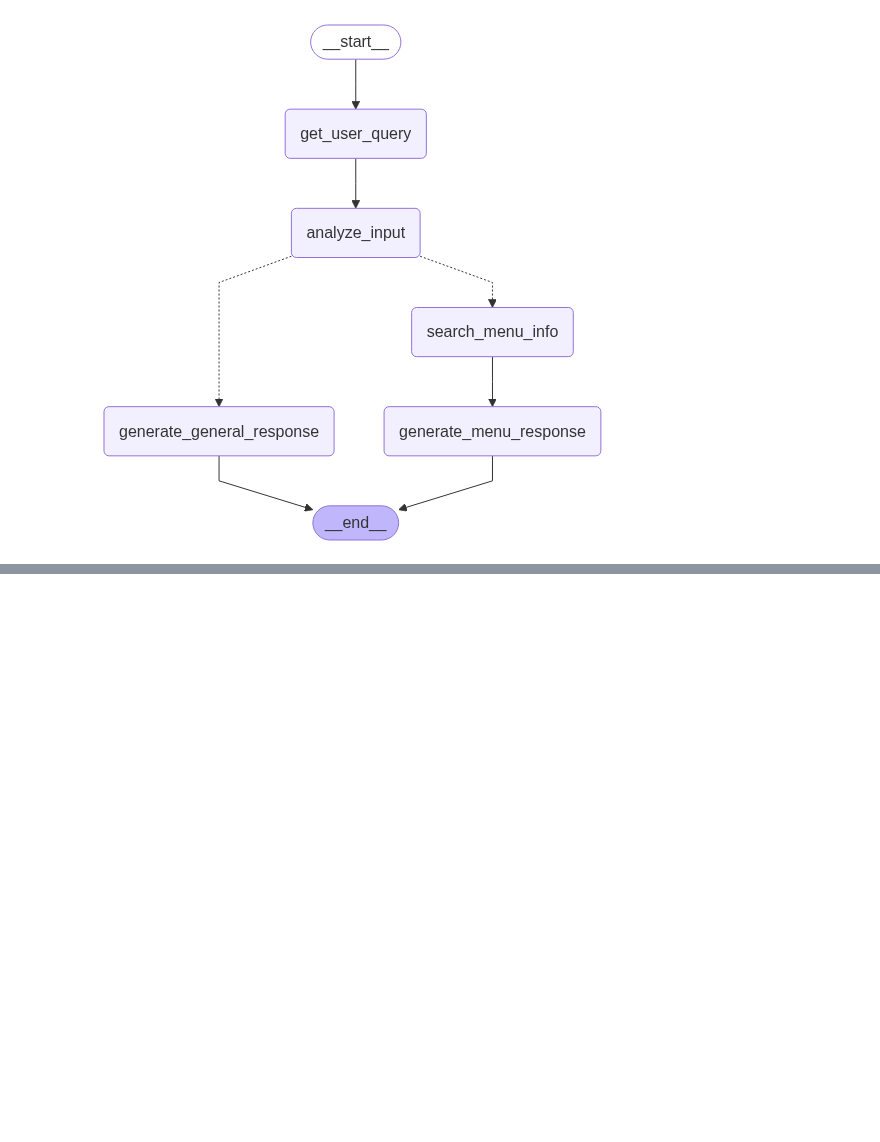
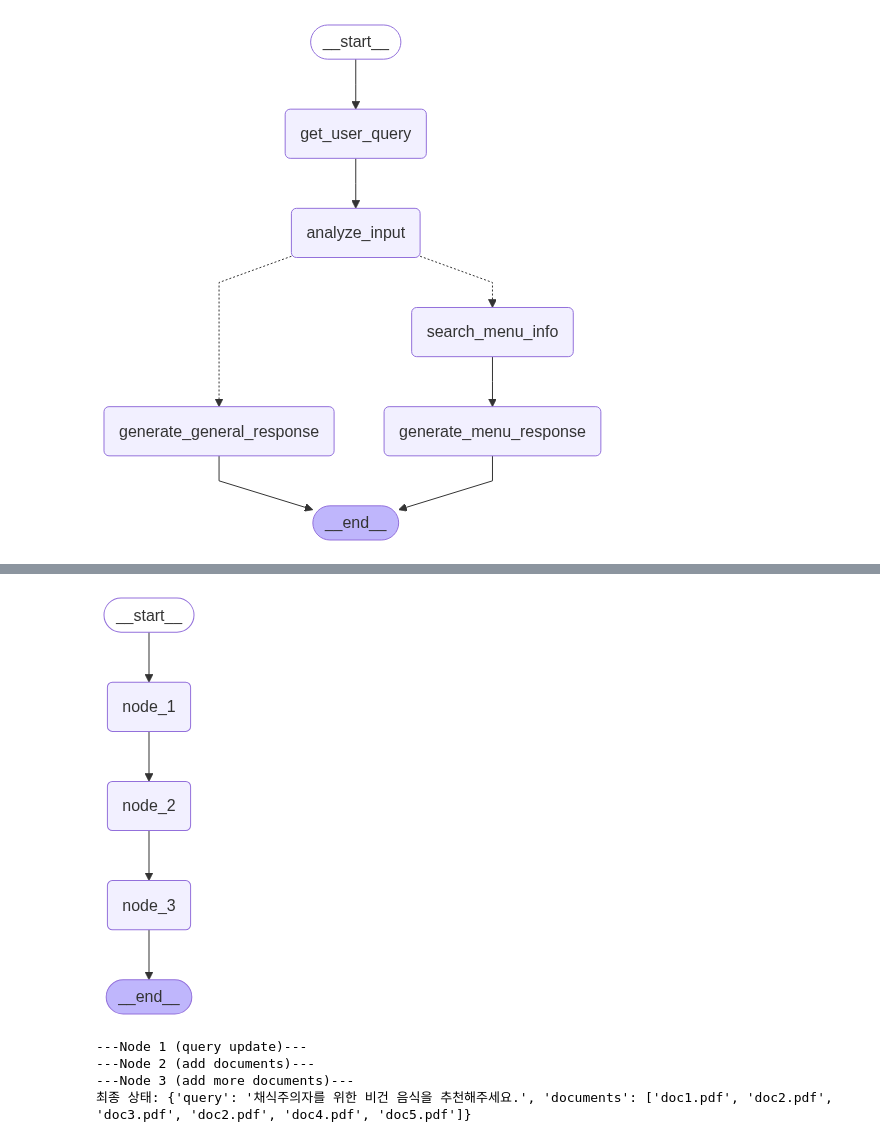
Before and after one commit to woogi123/LangChain, a Jupyter notebook: LangChain Tool Calling/LangGraph_실습.ipynb, the cells around one changed output, grey strips where cells are left out. Drawn from its saved outputs; the diff is of its cells as text; code cells hidden in the pictures; blank space fills up the shorter version.

Commit message:
Reducer & Custom Reducer

```diff
--- a/LangChain Tool Calling/LangGraph_실습.ipynb
+++ b/LangChain Tool Calling/LangGraph_실습.ipynb
@@ -301,0 +370,59 @@ while True:
+# %%
+
+from operator import add
+from typing import Annotated, TypedDict
+
+class ReducerState(TypedDict):
+    query: str
+    #documents: List[str]
+    documents: Annotated[List[str], add]
+
+# Node 1: query 업데이트
+def node_1(state: ReducerState) -> ReducerState:
+    print("---Node 1 (query update)---")
+    query = state["query"]
+    return {"query": query}
+
+# Node 2: 검색된 문서 추가
+def node_2(state: ReducerState) -> ReducerState:
+    print("---Node 2 (add documents)---")
+    return {"documents": ["doc1.pdf", "doc2.pdf", "doc3.pdf"]}
+
+# Node 3: 추가적인 문서 검색 결과 추가
+def node_3(state: ReducerState) -> ReducerState:
+    print("---Node 3 (add more documents)---")
+    return {"documents": ["doc2.pdf", "doc4.pdf", "doc5.pdf"]}
+
+# 그래프 빌드
+builder = StateGraph(ReducerState)
+builder.add_node("node_1", node_1)
+builder.add_node("node_2", node_2)
+builder.add_node("node_3", node_3)
+
+# 논리 구성
+builder.add_edge(START, "node_1")
+builder.add_edge("node_1", "node_2")
+builder.add_edge("node_2", "node_3")
+builder.add_edge("node_3", END)
+
+# 그래프 실행
+graph = builder.compile()
+
+# 그래프 시각화
+display(Image(graph.get_graph().draw_mermaid_png()))
+# %% [output]
+[figure, added]
+# %%
+# 초기 상태
+initial_state = {"query": "채식주의자를 위한 비건 음식을 추천해주세요."}
+
+# 그래프 실행
+final_state = graph.invoke(initial_state)
+
+# 최종 상태 출력
+print("최종 상태:", final_state)
+# %% [output]
+---Node 1 (query update)---
+---Node 2 (add documents)---
+---Node 3 (add more documents)---
+최종 상태: {'query': '채식주의자를 위한 비건 음식을 추천해주세요.', 'documents': ['doc1.pdf', 'doc2.pdf', 'doc3.pdf', 'doc2.pdf', 'doc4.pdf', 'doc5.pdf']}
```
Also changed, not shown: parts of 8 cells of this notebook, 2 other files.
